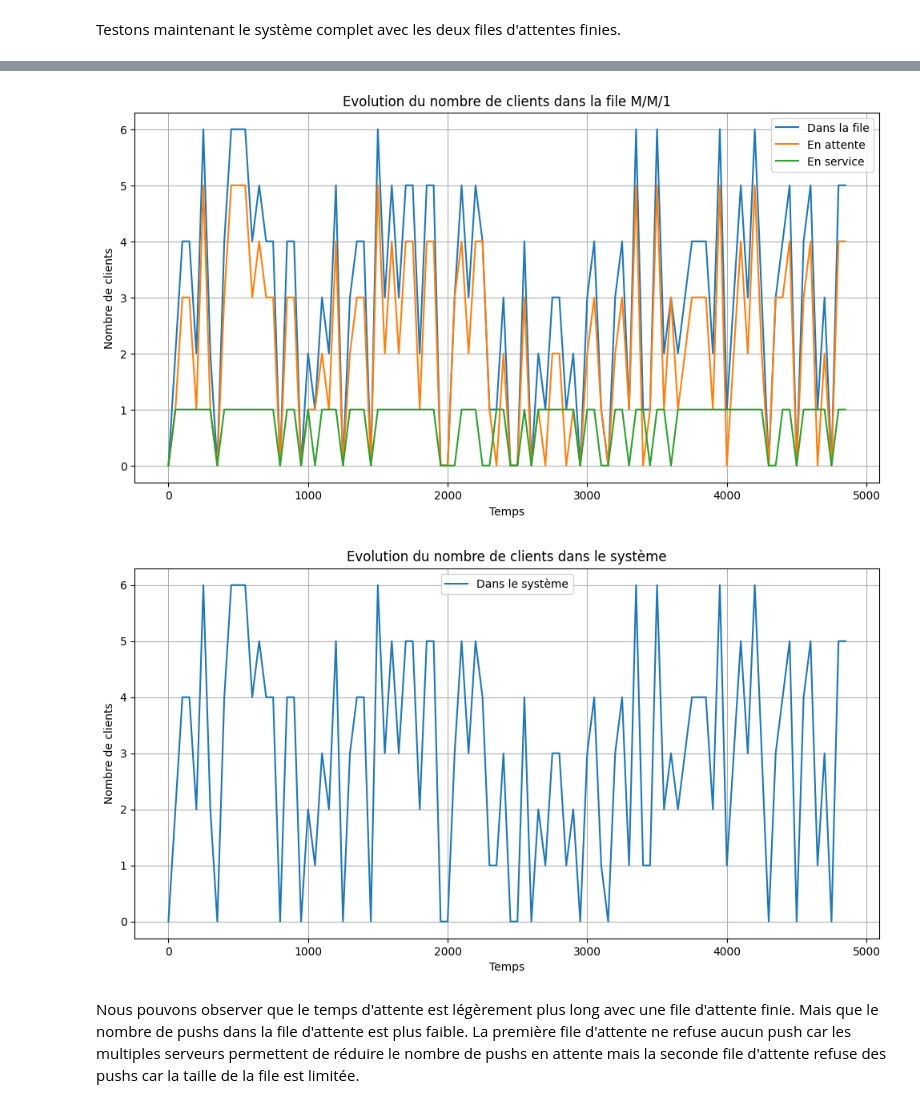
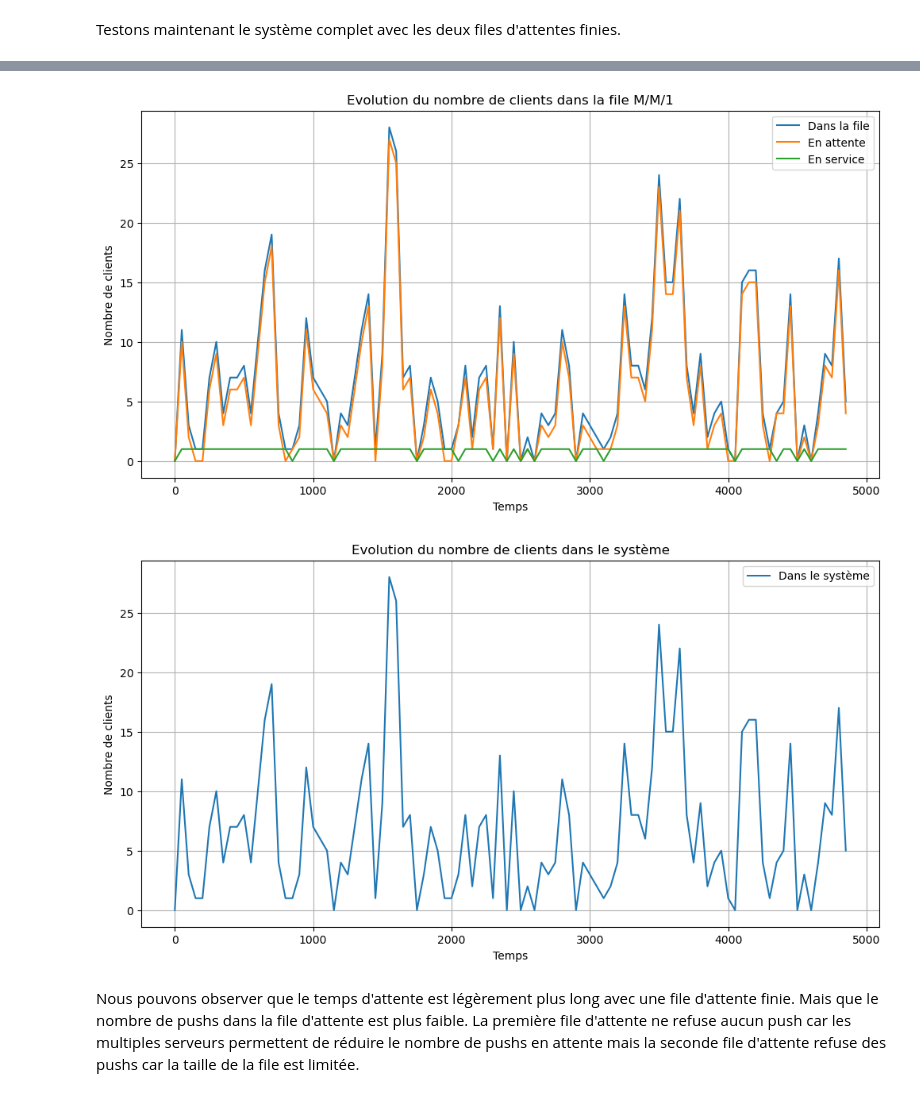
Before and after one commit to ElianaJunker/ERO2, a Jupyter notebook: Projet-Waterfall.ipynb, the cells around one changed output, grey strips where cells are left out. Drawn from its saved outputs; the diff is of its cells as text; code cells hidden in the pictures.

```diff
--- a/Projet-Waterfall.ipynb
+++ b/Projet-Waterfall.ipynb
@@ -975,7 +975,7 @@ K = 4            # Nombre de serveurs
 gen = np.random.default_rng(seed=42)
 z = 5000
 Ks = 5
-Kf = 5
+Kf = 40
 
 # Paramètres de la file M/M/1
 lambda_arr_2 = 1.0  # Taux d'arrivée des pushs
@@ -1065,7 +1065,7 @@ refused_pushes     0.000000,       Arrival Time  Departure Time
 
 [5000 rows x 2 columns])
 [figure]
-[figure, old version]
+[figure, new version]
-[figure, old version]
+[figure, new version]
 # %% [markdown]
 Nous pouvons observer que le temps d'attente est légèrement plus long avec une file d'attente finie. Mais que le nombre de pushs dans la file d'attente est plus faible. La première file d'attente ne refuse aucun push car les multiples serveurs permettent de réduire le nombre de pushs en attente mais la seconde file d'attente refuse des pushs car la taille de la file est limitée.
```
Also changed, not shown: parts of 4 cells of this notebook.
